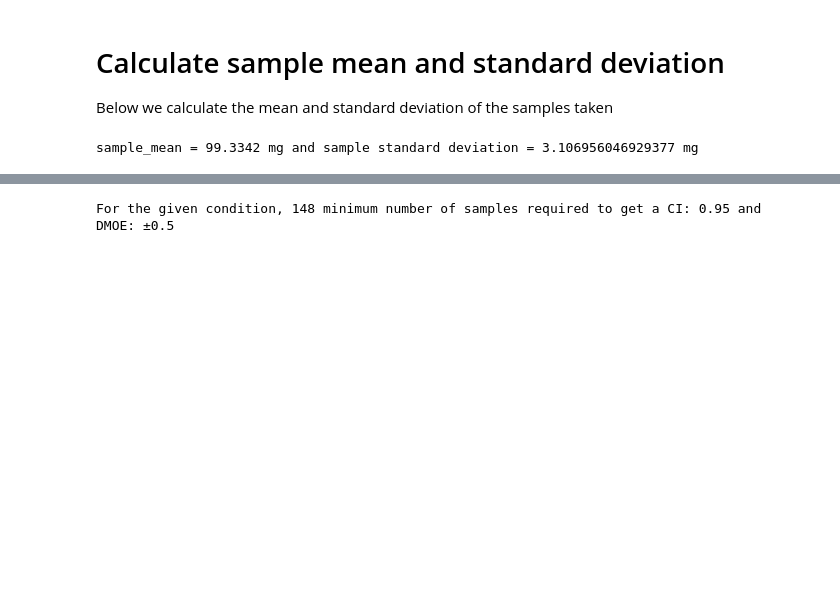
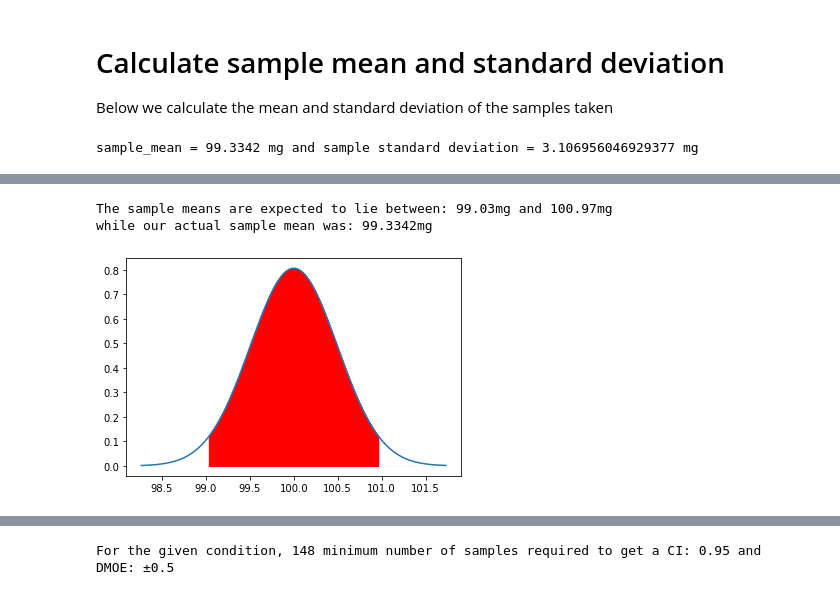
Before and after one commit to sandipto-sanyal/ampba, a Jupyter notebook: statistical analysis/codes and excel files/Is med world cheating.ipynb, the cells around one changed output, grey strips where cells are left out. Saved outputs shown, nothing was run; the diff lists cells and outputs as text; code cells hidden in the pictures; blank space fills up the shorter version.

```diff
--- a/statistical analysis/codes and excel files/Is med world cheating.ipynb
+++ b/statistical analysis/codes and excel files/Is med world cheating.ipynb
@@ -95,0 +157,12 @@ Thus from the above sample collected the mean medicine content was found to be 9
+# %%
+confidence_interval = 0.95
+population_mean = 100
+population_std_dev = 3.5
+number_of_samples = len(sample_values)
+sample_mean_lower, sample_mean_higher = view_confidence_interval(confidence_interval,population_std_dev,number_of_samples,population_mean)
+print('The sample means are expected to lie between: {}mg and {}mg ' \
+      '\nwhile our actual sample mean was: {}mg'.format(sample_mean_lower, sample_mean_higher, sample_mean))
+# %% [output]
+The sample means are expected to lie between: 99.03mg and 100.97mg
+while our actual sample mean was: 99.3342mg
+[figure, added]
```
Also changed, not shown: parts of 19 cells of this notebook.
